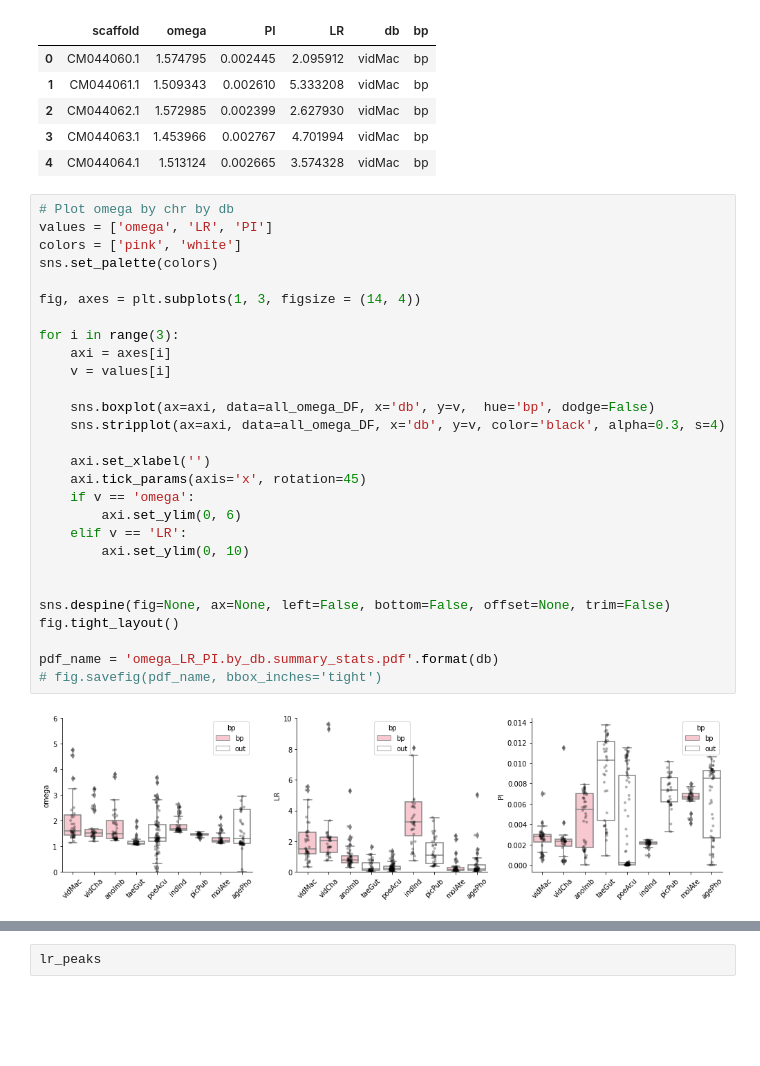
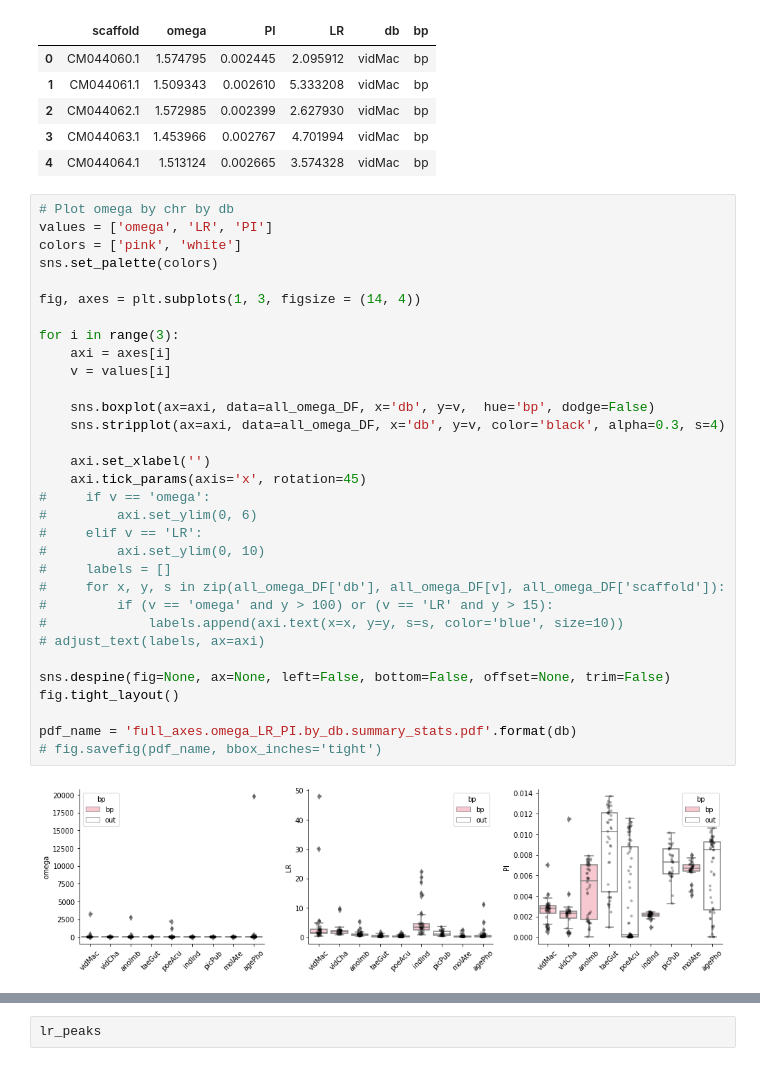
Before and after one commit to osipovarev/Brood_parasites_analysis, a Jupyter notebook: selective_sweeps_analysis.ipynb, the cells around one changed output, grey strips where cells are left out. Drawn from its saved outputs; the diff is of its cells as text; blank space fills up the shorter version.

```diff
--- a/selective_sweeps_analysis.ipynb
+++ b/selective_sweeps_analysis.ipynb
@@ -81,30 +81,34 @@ all_omega_DF.head()
 # %%
 # Plot omega by chr by db
 values = ['omega', 'LR', 'PI']
 colors = ['pink', 'white']
 sns.set_palette(colors)
 
 fig, axes = plt.subplots(1, 3, figsize = (14, 4))
 
 for i in range(3):
     axi = axes[i]
     v = values[i]
 
     sns.boxplot(ax=axi, data=all_omega_DF, x='db', y=v,  hue='bp', dodge=False)
     sns.stripplot(ax=axi, data=all_omega_DF, x='db', y=v, color='black', alpha=0.3, s=4)
 
     axi.set_xlabel('')
     axi.tick_params(axis='x', rotation=45)
-    if v == 'omega':
-        axi.set_ylim(0, 6)
-    elif v == 'LR':
-        axi.set_ylim(0, 10)
-
+#     if v == 'omega':
+#         axi.set_ylim(0, 6)
+#     elif v == 'LR':
+#         axi.set_ylim(0, 10)
+#     labels = []
+#     for x, y, s in zip(all_omega_DF['db'], all_omega_DF[v], all_omega_DF['scaffold']):
+#         if (v == 'omega' and y > 100) or (v == 'LR' and y > 15):
+#             labels.append(axi.text(x=x, y=y, s=s, color='blue', size=10))
+# adjust_text(labels, ax=axi)
 
 sns.despine(fig=None, ax=None, left=False, bottom=False, offset=None, trim=False)
 fig.tight_layout()
 
-pdf_name = 'omega_LR_PI.by_db.summary_stats.pdf'.format(db)
+pdf_name = 'full_axes.omega_LR_PI.by_db.summary_stats.pdf'.format(db)
 # fig.savefig(pdf_name, bbox_inches='tight')
 # %% [output]
-[figure, old version]
+[figure, new version]
```
Also changed, not shown: parts of 2 cells of this notebook, 1 other file.
